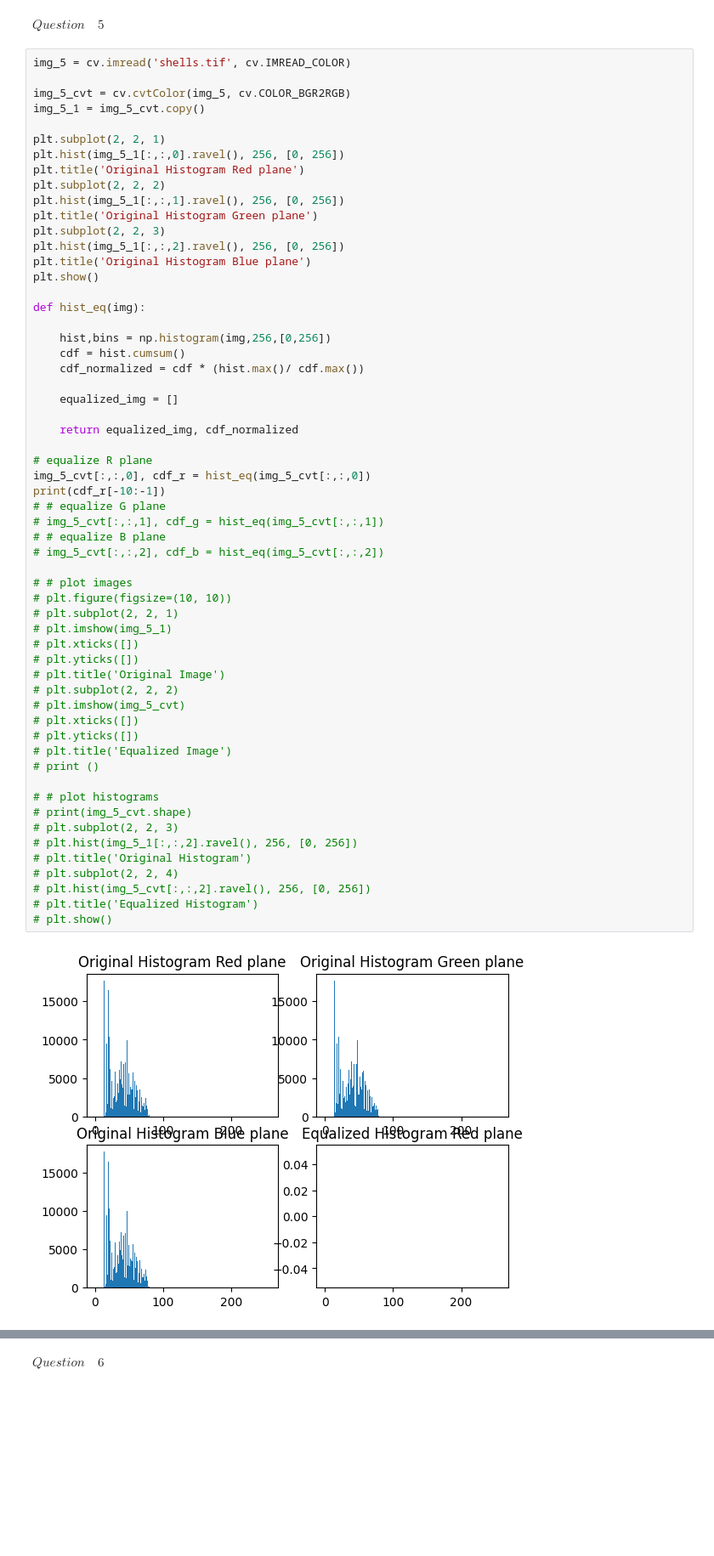
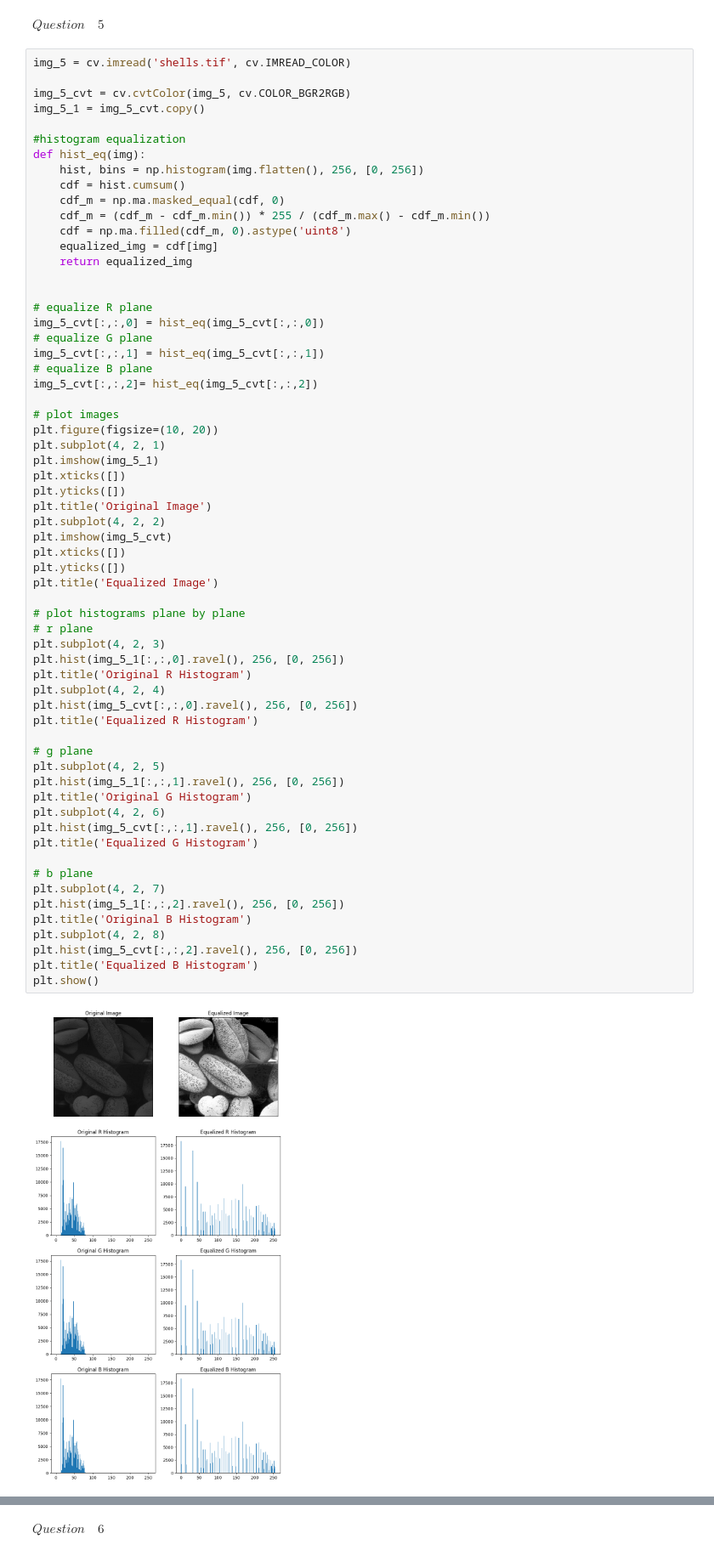
Before and after one commit to TishanSathruwan/ImageProcessing_MachineVision, a Jupyter notebook: Assignments/Assignment_1/Assignment_01.ipynb, the cells around one changed output, grey strips where cells are left out. Shown at 85% size. Saved outputs shown, nothing was run; the diff lists cells and outputs as text; blank space fills up the shorter version.

```diff
--- a/Assignments/Assignment_1/Assignment_01.ipynb
+++ b/Assignments/Assignment_1/Assignment_01.ipynb
@@ -245,60 +232,64 @@ $Question \quad 5$
 # %%
 img_5 = cv.imread('shells.tif', cv.IMREAD_COLOR)
 
 img_5_cvt = cv.cvtColor(img_5, cv.COLOR_BGR2RGB)
 img_5_1 = img_5_cvt.copy()
 
-plt.subplot(2, 2, 1)
-plt.hist(img_5_1[:,:,0].ravel(), 256, [0, 256])
-plt.title('Original Histogram Red plane')
-plt.subplot(2, 2, 2)
-plt.hist(img_5_1[:,:,1].ravel(), 256, [0, 256])
-plt.title('Original Histogram Green plane')
-plt.subplot(2, 2, 3)
-plt.hist(img_5_1[:,:,2].ravel(), 256, [0, 256])
-plt.title('Original Histogram Blue plane')
-plt.show()
+#histogram equalization
+def hist_eq(img):
+    hist, bins = np.histogram(img.flatten(), 256, [0, 256])
+    cdf = hist.cumsum()
+    cdf_m = np.ma.masked_equal(cdf, 0)
+    cdf_m = (cdf_m - cdf_m.min()) * 255 / (cdf_m.max() - cdf_m.min())
+    cdf = np.ma.filled(cdf_m, 0).astype('uint8')
+    equalized_img = cdf[img]
+    return equalized_img
 
-def hist_eq(img):
-
-    hist,bins = np.histogram(img,256,[0,256])
-    cdf = hist.cumsum()
-    cdf_normalized = cdf * (hist.max()/ cdf.max())
-
-    equalized_img = []
-
-    return equalized_img, cdf_normalized
 
 # equalize R plane
-img_5_cvt[:,:,0], cdf_r = hist_eq(img_5_cvt[:,:,0])
-print(cdf_r[-10:-1])
-# # equalize G plane
-# img_5_cvt[:,:,1], cdf_g = hist_eq(img_5_cvt[:,:,1])
-# # equalize B plane
-# img_5_cvt[:,:,2], cdf_b = hist_eq(img_5_cvt[:,:,2])
+img_5_cvt[:,:,0] = hist_eq(img_5_cvt[:,:,0])
+# equalize G plane
+img_5_cvt[:,:,1] = hist_eq(img_5_cvt[:,:,1])
+# equalize B plane
+img_5_cvt[:,:,2]= hist_eq(img_5_cvt[:,:,2])
 
-# # plot images
-# plt.figure(figsize=(10, 10))
-# plt.subplot(2, 2, 1)
-# plt.imshow(img_5_1)
-# plt.xticks([])
-# plt.yticks([])
-# plt.title('Original Image')
-# plt.subplot(2, 2, 2)
-# plt.imshow(img_5_cvt)
-# plt.xticks([])
-# plt.yticks([])
-# plt.title('Equalized Image')
-# print ()
+# plot images
+plt.figure(figsize=(10, 20))
+plt.subplot(4, 2, 1)
+plt.imshow(img_5_1)
+plt.xticks([])
+plt.yticks([])
+plt.title('Original Image')
+plt.subplot(4, 2, 2)
+plt.imshow(img_5_cvt)
+plt.xticks([])
+plt.yticks([])
+plt.title('Equalized Image')
 
-# # plot histograms
-# print(img_5_cvt.shape)
-# plt.subplot(2, 2, 3)
-# plt.hist(img_5_1[:,:,2].ravel(), 256, [0, 256])
-# plt.title('Original Histogram')
-# plt.subplot(2, 2, 4)
-# plt.hist(img_5_cvt[:,:,2].ravel(), 256, [0, 256])
-# plt.title('Equalized Histogram')
-# plt.show()
+# plot histograms plane by plane
+# r plane
+plt.subplot(4, 2, 3)
+plt.hist(img_5_1[:,:,0].ravel(), 256, [0, 256])
+plt.title('Original R Histogram')
+plt.subplot(4, 2, 4)
+plt.hist(img_5_cvt[:,:,0].ravel(), 256, [0, 256])
+plt.title('Equalized R Histogram')
+
+# g plane
+plt.subplot(4, 2, 5)
+plt.hist(img_5_1[:,:,1].ravel(), 256, [0, 256])
+plt.title('Original G Histogram')
+plt.subplot(4, 2, 6)
+plt.hist(img_5_cvt[:,:,1].ravel(), 256, [0, 256])
+plt.title('Equalized G Histogram')
+
+# b plane
+plt.subplot(4, 2, 7)
+plt.hist(img_5_1[:,:,2].ravel(), 256, [0, 256])
+plt.title('Original B Histogram')
+plt.subplot(4, 2, 8)
+plt.hist(img_5_cvt[:,:,2].ravel(), 256, [0, 256])
+plt.title('Equalized B Histogram')
+plt.show()
 # %% [output]
-[figure, old version]
+[figure, new version]
```
Also changed, not shown: parts of 8 cells of this notebook.
